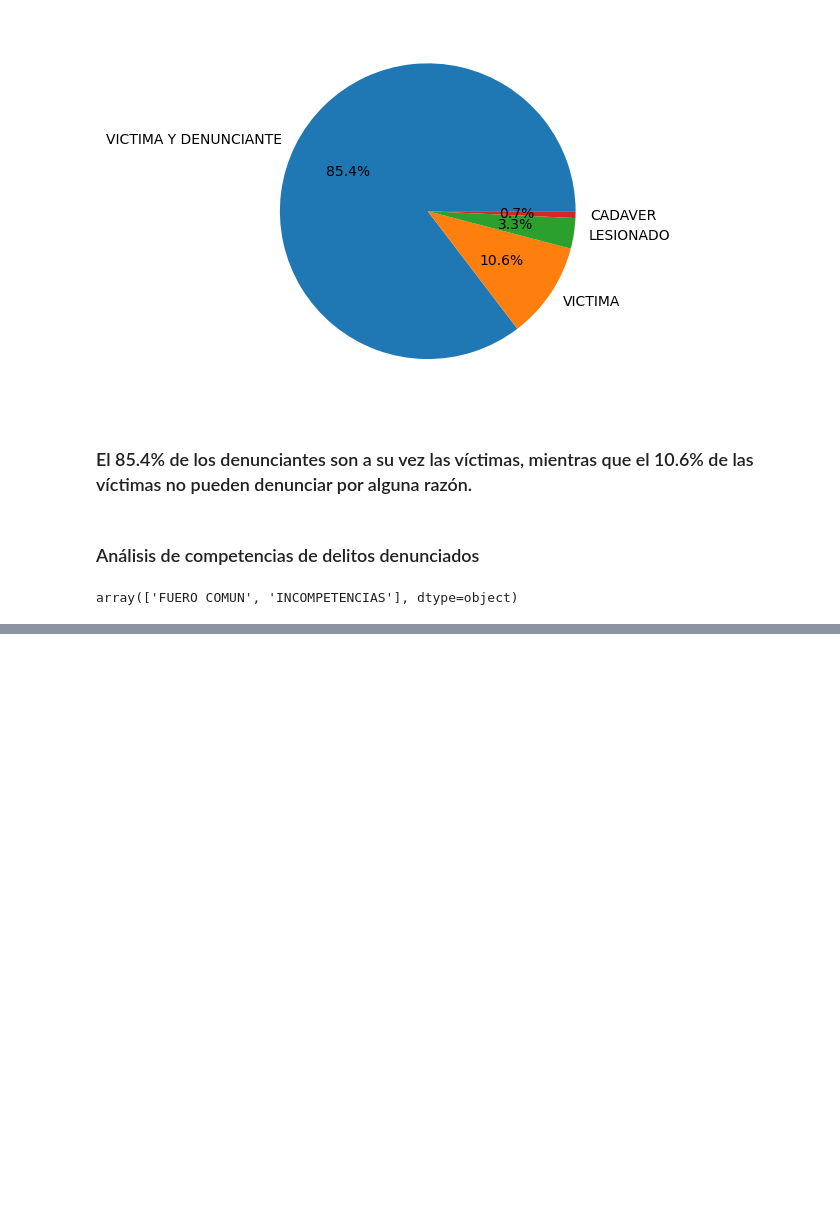
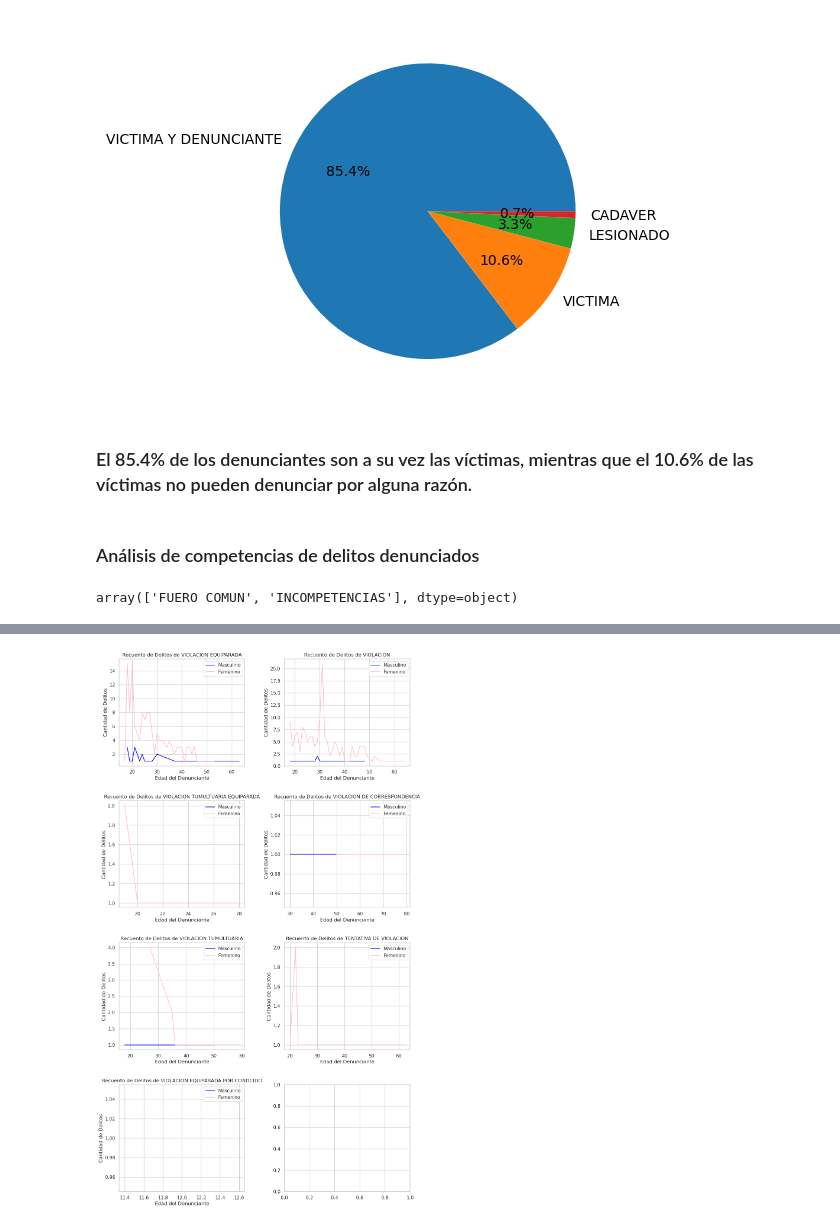
Before and after one commit to porto-o/analisis_carpetas_investigacion, a Jupyter notebook: Analisis.ipynb, the cells around one changed output, grey strips where cells are left out. Saved outputs shown, nothing was run; the diff lists cells and outputs as text; code cells hidden in the pictures; blank space fills up the shorter version.

```diff
--- a/Analisis.ipynb
+++ b/Analisis.ipynb
@@ -142,0 +158,45 @@ Name: colonia, Length: 1645, dtype: int64
+# %%
+def graficas(df):
+    delitos_violacion = df['delito'].unique()
+
+    if len(delitos_violacion) == 0:
+        print("No se encontraron datos que cumplan los filtros.")
+        return
+
+    num_plots = len(delitos_violacion)
+    num_rows = (num_plots + 1) // 2
+    fig, axes = plt.subplots(nrows=num_rows, ncols=2, figsize=(12, 5*num_rows))
+    fig.tight_layout(pad=5.0)
+
+    for i, delito in enumerate(delitos_violacion):
+        df_delito = df[df['delito'] == delito]
+        df_masculino = df_delito[df_delito['sexo'] == 'Masculino']
+        df_femenino = df_delito[df_delito['sexo'] == 'Femenino']
+
+        row = i // 2  # Calcular el número de fila
+        col = i % 2  # Calcular el número de columna
+
+        ax = axes[row, col] if num_rows > 1 else axes[col]  # Seleccionar el subplot correcto
+        conteo_masculino = df_masculino['edad'].value_counts().sort_index()
+        conteo_femenino = df_femenino['edad'].value_counts().sort_index()
+
+        ax.plot(conteo_masculino.index, conteo_masculino.values, color='blue', label='Masculino')
+        ax.plot(conteo_femenino.index, conteo_femenino.values, color='pink', label='Femenino')
+
+        ax.set_xlabel('Edad del Denunciante')
+        ax.set_ylabel('Cantidad de Delitos')
+        ax.set_title(f'Recuento de Delitos de {delito}')
+        ax.legend()
+
+    plt.show()
+
+
+busqueda = ["VIOLACION", "PASAJERO", "ROBO", "HOMICIDIO"]
+
+for search in busqueda:
+    df_violacion = df_fisica[df_fisica['delito'].str.contains(search)]
+    delitos_violacion = df_violacion[(df_violacion['calidad'] == 'VICTIMA Y DENUNCIANTE') & (df_violacion['competencia'] == 'FUERO COMUN')]
+
+    graficas(delitos_violacion)
+# %% [output]
+[figure, added]
```
Also changed, not shown: parts of 5 cells of this notebook.
